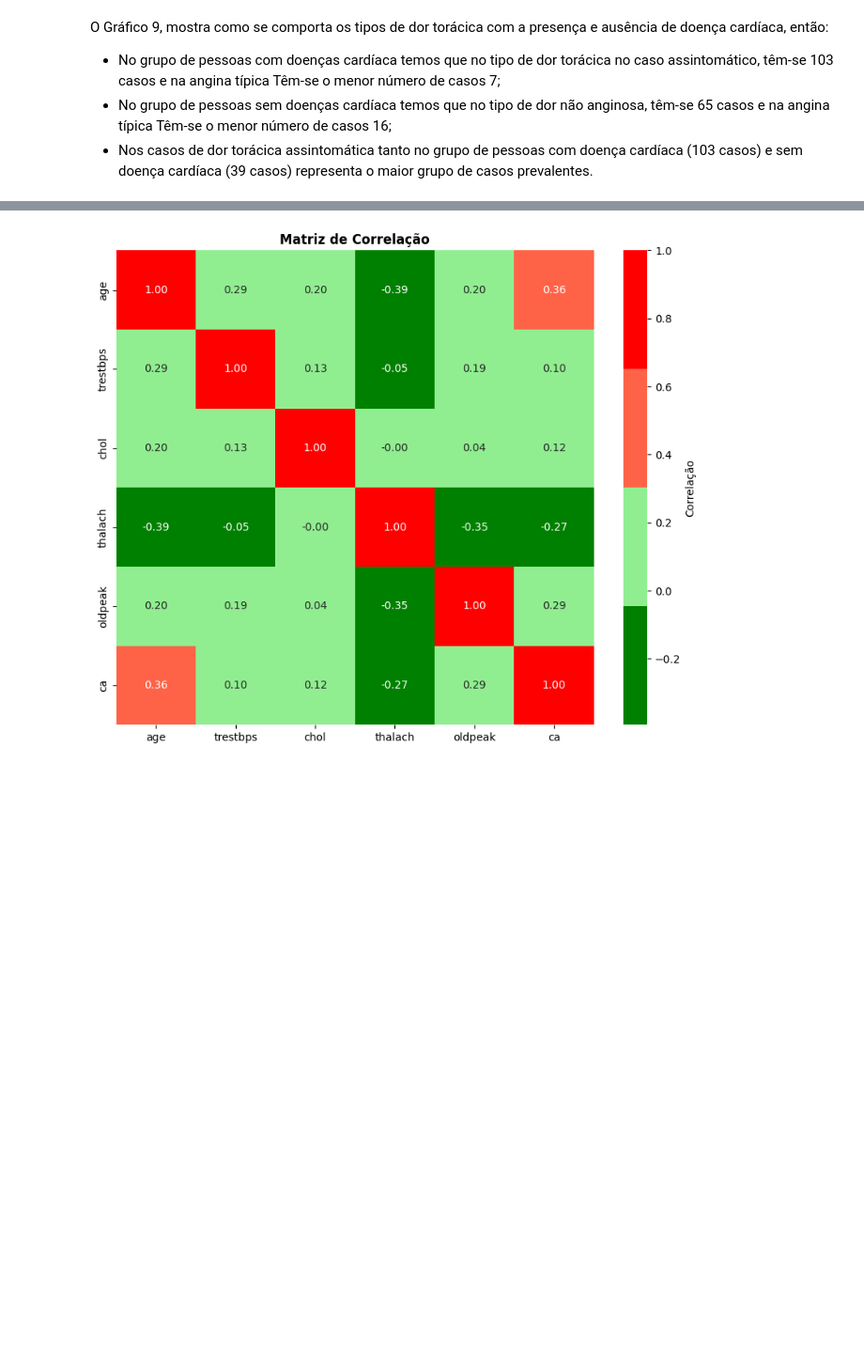
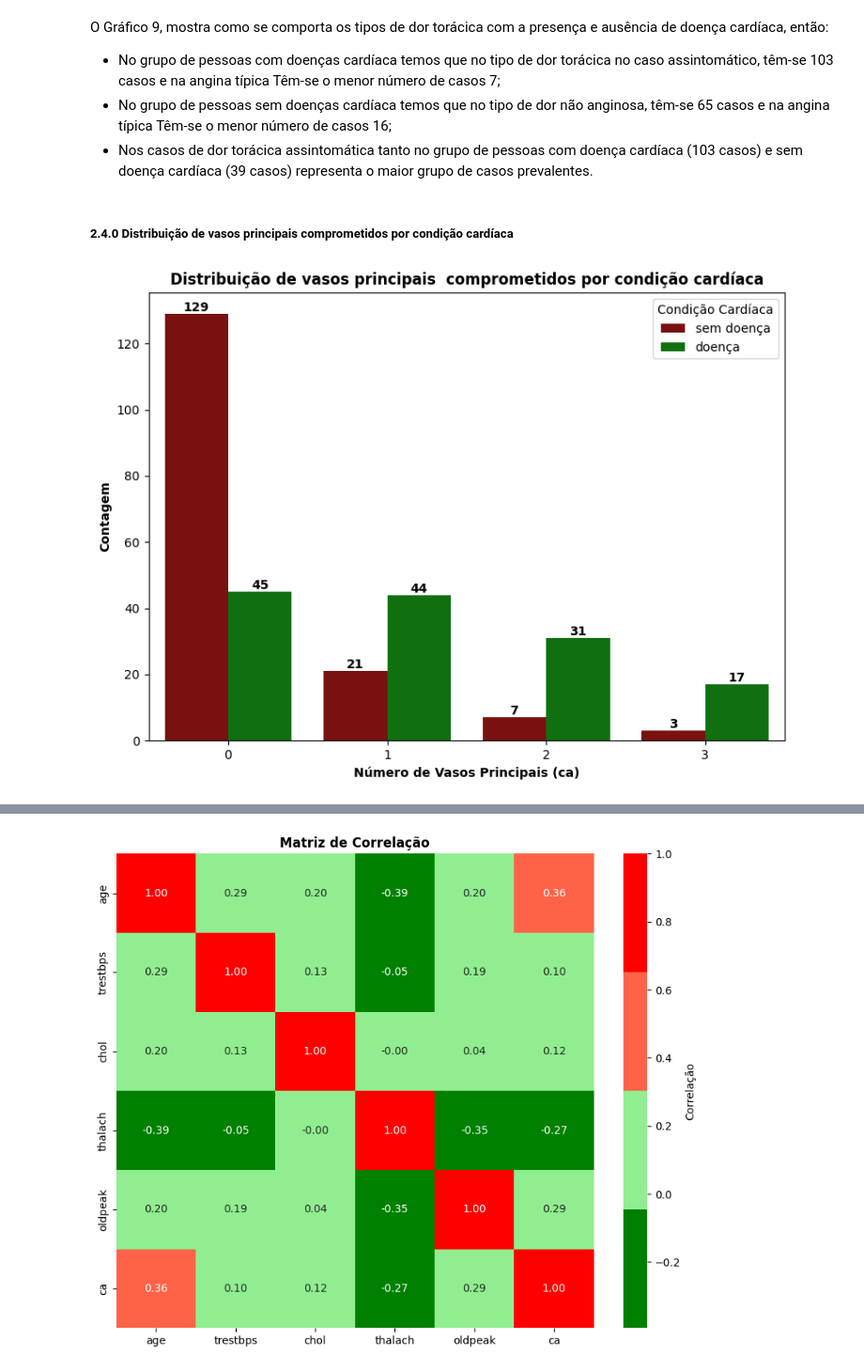
Before and after one commit to luiscpl/PUC_MVP, a Jupyter notebook: MVP_LUIS_CLAUDIO.ipynb, the cells around one changed output, grey strips where cells are left out. Shown at 94% size. Saved outputs shown, nothing was run; the diff lists cells and outputs as text; code cells hidden in the pictures; blank space fills up the shorter version.

```diff
--- a/MVP_LUIS_CLAUDIO.ipynb
+++ b/MVP_LUIS_CLAUDIO.ipynb
@@ -666,3 +664,25 @@ O Gráfico 9, mostra como se comporta os tipos de dor torácica com a presença
 - No grupo de pessoas com doenças cardíaca temos que no tipo de dor torácica no caso assintomático, têm-se 103 casos e na angina típica Têm-se o menor número de casos 7;
 - No grupo de pessoas sem doenças cardíaca temos que no tipo de dor não anginosa, têm-se 65 casos e na angina típica Têm-se o menor número de casos 16;
 - Nos casos de dor torácica assintomática tanto no grupo de pessoas com doença cardíaca (103 casos) e sem doença cardíaca (39 casos) representa o maior grupo de casos prevalentes.
+# %% [markdown]
+##### 2.4.0 Distribuição de vasos principais comprometidos por condição cardíaca
+# %%
+# Gráfico de barras: distribuição do número de vasos principais comprometidos (ca) por condição cardíaca
+plt.figure(figsize=(8, 6))
+ax = sns.countplot(data=df, x='ca', hue='condition_label', palette=cores)
+plt.xlabel('Número de Vasos Principais (ca)', fontweight='bold')
+plt.ylabel('Contagem', fontweight='bold')
+plt.title('Distribuição de vasos principais  comprometidos por condição cardíaca', fontweight='bold')
+plt.legend(title='Condição Cardíaca')
+
+# Adiciona os valores nas barras
+for p in ax.patches:
+    height = p.get_height()
+    if height > 0:
+        ax.annotate(f'{int(height)}', (p.get_x() + p.get_width() / 2, height),
+                    ha='center', va='bottom', fontweight='bold', color='black')
+
+plt.tight_layout()
+plt.show()
+# %% [output]
+[figure, added]
```
Also changed, not shown: parts of 13 cells of this notebook.
